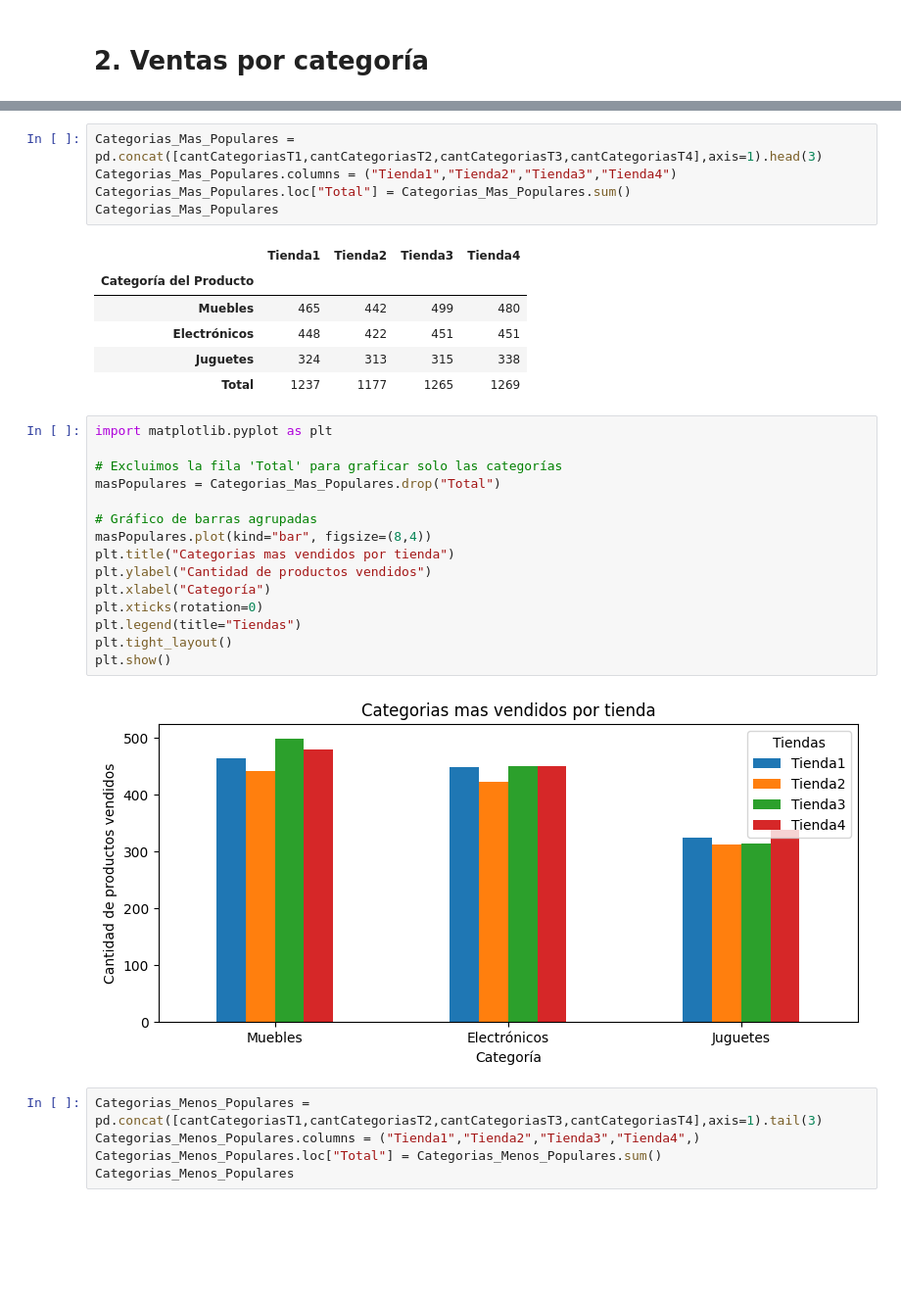
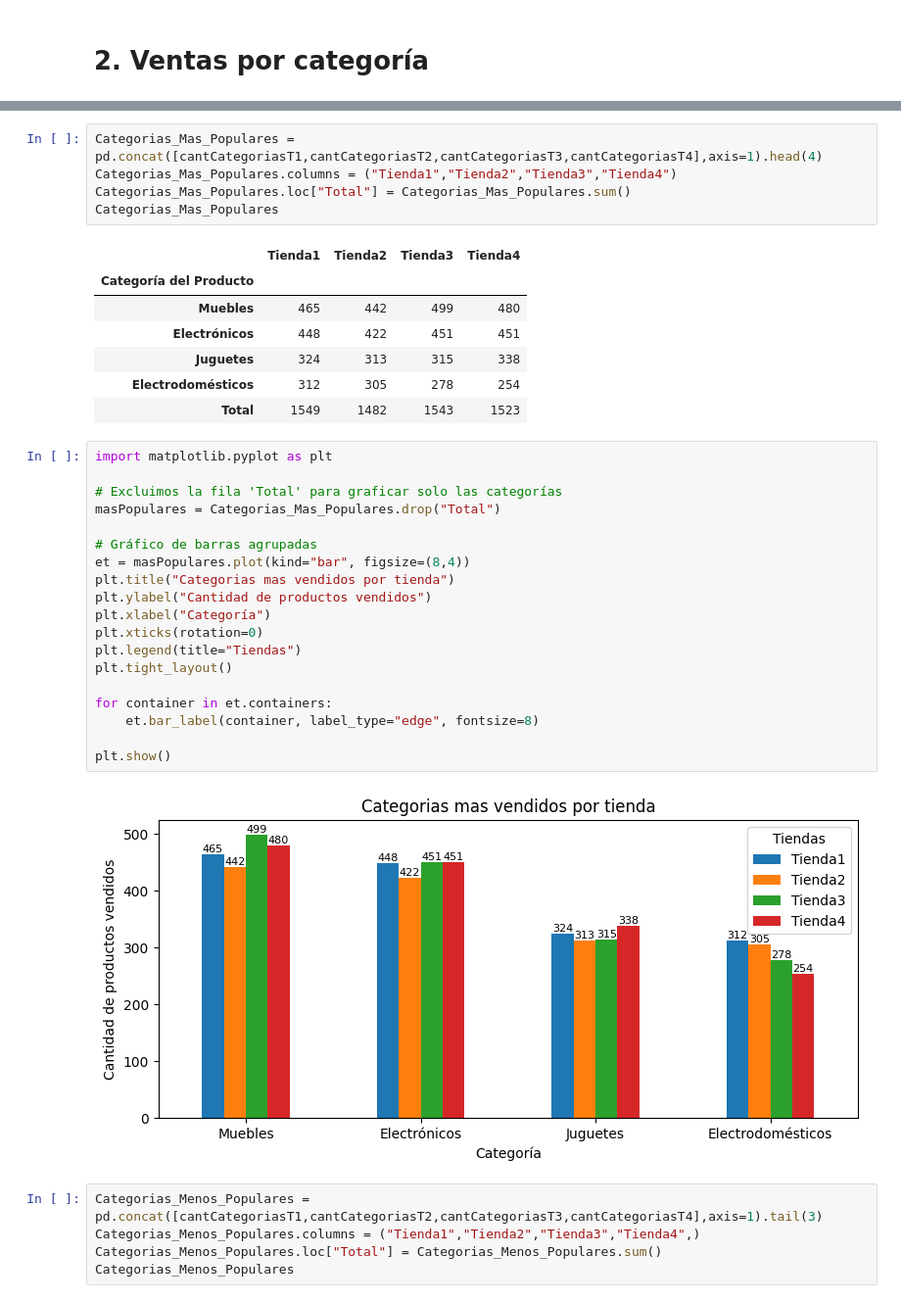
Before and after one commit to jeshua2829/1erDesafioPython, a Jupyter notebook: AluraStoreLatam.ipynb, the cells around one changed output, grey strips where cells are left out. Shown at 98% size. Saved outputs shown, nothing was run; the diff lists cells and outputs as text; blank space fills up the shorter version.

```diff
--- a/AluraStoreLatam.ipynb
+++ b/AluraStoreLatam.ipynb
@@ -87,5 +92,5 @@ Instrumentos musicales                     170             75102400.0
 # %%
-Categorias_Mas_Populares = pd.concat([cantCategoriasT1,cantCategoriasT2,cantCategoriasT3,cantCategoriasT4],axis=1).head(3)
+Categorias_Mas_Populares = pd.concat([cantCategoriasT1,cantCategoriasT2,cantCategoriasT3,cantCategoriasT4],axis=1).head(4)
 Categorias_Mas_Populares.columns = ("Tienda1","Tienda2","Tienda3","Tienda4")
 Categorias_Mas_Populares.loc["Total"] = Categorias_Mas_Populares.sum()
 Categorias_Mas_Populares
@@ -95,24 +100,29 @@ Categorias_Mas_Populares
 | Muebles | 465 | 442 | 499 | 480 |
 | Electrónicos | 448 | 422 | 451 | 451 |
 | Juguetes | 324 | 313 | 315 | 338 |
-| Total | 1237 | 1177 | 1265 | 1269 |
+| Electrodomésticos | 312 | 305 | 278 | 254 |
+| Total | 1549 | 1482 | 1543 | 1523 |
 # %%
 import matplotlib.pyplot as plt
 
 # Excluimos la fila 'Total' para graficar solo las categorías
 masPopulares = Categorias_Mas_Populares.drop("Total")
 
 # Gráfico de barras agrupadas
-masPopulares.plot(kind="bar", figsize=(8,4))
+et = masPopulares.plot(kind="bar", figsize=(8,4))
 plt.title("Categorias mas vendidos por tienda")
 plt.ylabel("Cantidad de productos vendidos")
 plt.xlabel("Categoría")
 plt.xticks(rotation=0)
 plt.legend(title="Tiendas")
 plt.tight_layout()
+
+for container in et.containers:
+    et.bar_label(container, label_type="edge", fontsize=8)
+
 plt.show()
 # %% [output]
-[figure, old version]
+[figure, new version]
 # %%
 Categorias_Menos_Populares = pd.concat([cantCategoriasT1,cantCategoriasT2,cantCategoriasT3,cantCategoriasT4],axis=1).tail(3)
 Categorias_Menos_Populares.columns = ("Tienda1","Tienda2","Tienda3","Tienda4",)
```
Also changed, not shown: parts of 22 cells of this notebook.
